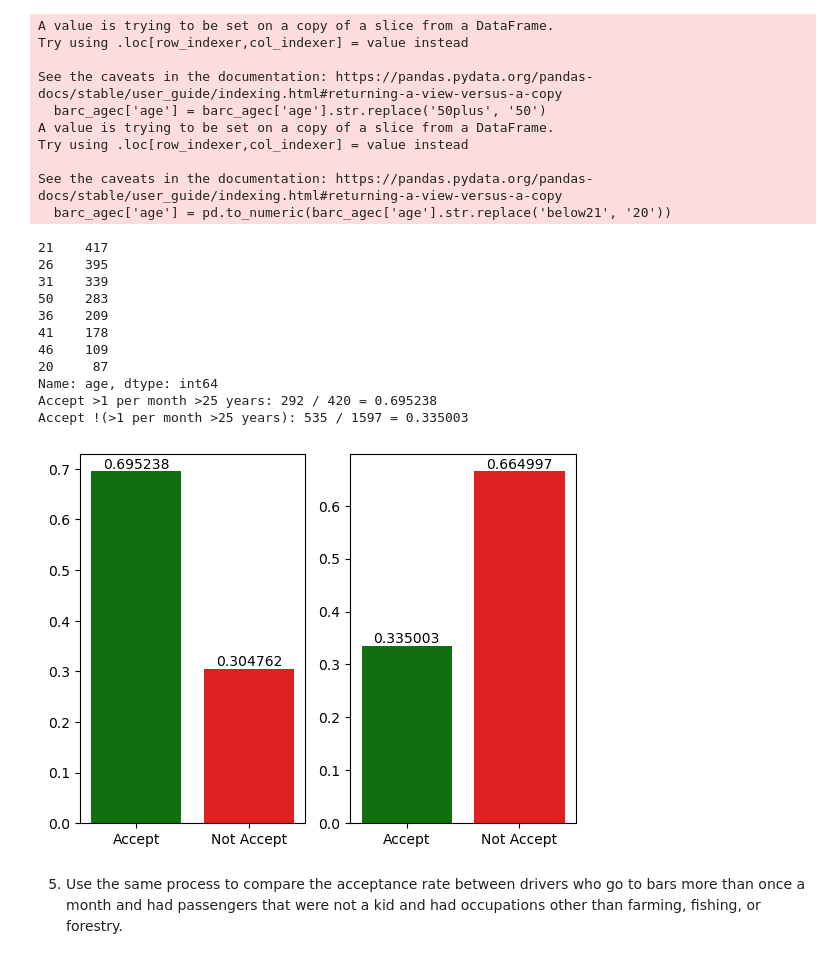
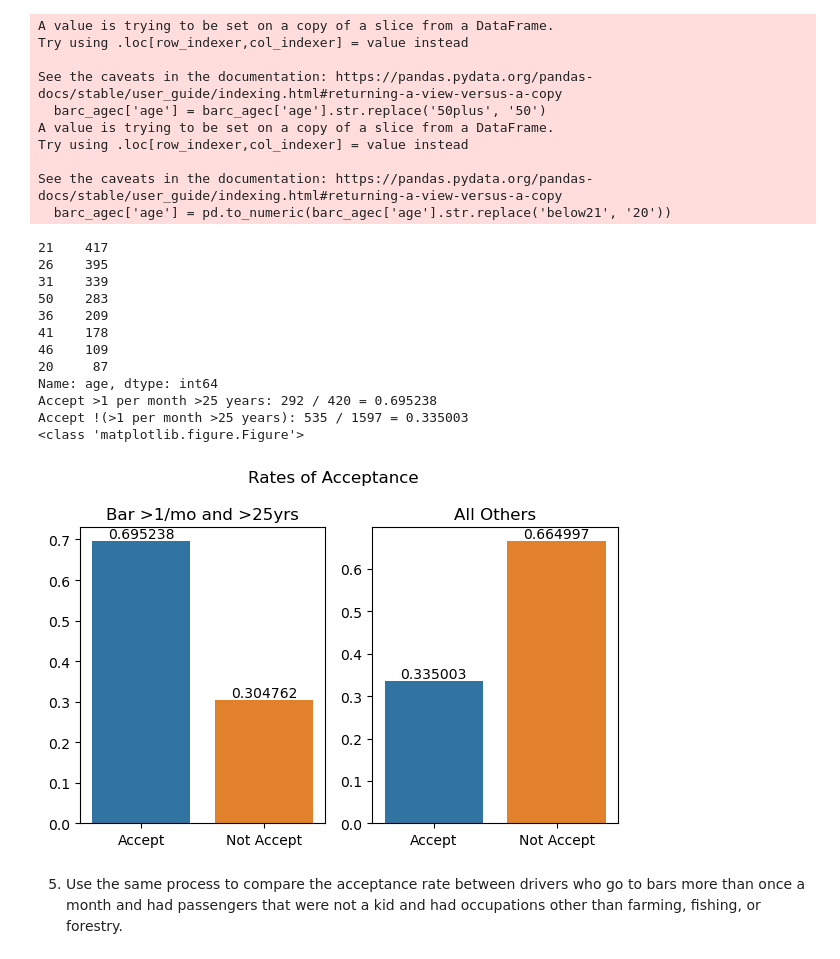
Before and after one commit to bwalsh125/assignment5_1, a Jupyter notebook: prompt.ipynb, the cells around one changed output. Cells and saved outputs as stored; diff of their text form; code cells hidden in the pictures.

```diff
--- a/prompt.ipynb
+++ b/prompt.ipynb
@@ -269,14 +296,15 @@ print(barc.query('Y == 1')[['Y']].sum().iloc[0] / len(barc))
 def print_accept_rate(str, dn, dd):
     print("%s: %d / %d = %f" % (str, len(dn), len(dd), len(dn) / len(dd)))
 
-def plot_accept_rate(df, subp):
+def plot_accept_rate(df, fig, title):
     name_map = { 0 : 'Not Accept', 1 : "Accept"}
     palette = { "Accept" : "green", "Not Accept" : "Red"}
-    plt.subplot(subp)
+
     # Try a seaborn bar plot
     bvc = df['Y'].map(name_map).value_counts(normalize=True)
     bvc = bvc.sort_index()
-    fig = sns.barplot(x=bvc.sort_index().index, y=bvc.values, palette=palette)
+    fig = sns.barplot(x=bvc.sort_index().index, y=bvc.values, ax=fig)#, palette=palette)
+    fig.set_title(title, fontsize='small')
 
     # Found way to annotate values to the bars
     for i in fig.containers:
@@ -329,34 +357,39 @@ See the caveats in the documentation: https://pandas.pydata.org/pandas-docs/stab
 # %%
 print(barc_agec['age'].value_counts())
 
 # calculating those that go to the bar >1 times per month and over 25 years
 barc_gt1 = barc_agec[(barc_agec['Bar'] == '4~8') | (barc_agec['Bar'] == 'gt8') | (barc_agec['Bar'] == '1~3')]
 barc_gt1m_gt25y = barc_gt1[barc_gt1['age'] > 25]
 barc_gt1m_gt25y_accept = barc_gt1m_gt25y.query('Y == 1')
 
 print_accept_rate("Accept >1 per month >25 years", barc_gt1m_gt25y_accept, barc_gt1m_gt25y)
 
 # the problem states "all others", but I think they mean those not in this category
 barc_not_gt1m_gt25y = barc_agec.drop(barc_gt1m_gt25y.index, axis=0)
 barc_not_gt1m_gt25y_accept = barc_not_gt1m_gt25y.query('Y == 1')
 
 print_accept_rate("Accept !(>1 per month >25 years)", barc_not_gt1m_gt25y_accept, barc_not_gt1m_gt25y)
 
-plot_accept_rate(barc_gt1m_gt25y, 121)
-plot_accept_rate(barc_not_gt1m_gt25y, 122)
+fig, ax = plt.subplots(nrows=1, ncols=2, figsize=(6,4))
+print(type(fig))
+plot_accept_rate(barc_gt1m_gt25y, ax[0], "Bar >1/mo and >25yrs")
+plot_accept_rate(barc_not_gt1m_gt25y, ax[1], "All Others")
+plt.suptitle('Rates of Acceptance')
+plt.tight_layout()
 # %% [output]
 21    417
 26    395
 31    339
 50    283
 36    209
 41    178
 46    109
 20     87
 Name: age, dtype: int64
 Accept >1 per month >25 years: 292 / 420 = 0.695238
 Accept !(>1 per month >25 years): 535 / 1597 = 0.335003
+<class 'matplotlib.figure.Figure'>
-[figure, old version]
+[figure, new version]
 # %% [markdown]
 5. Use the same process to compare the acceptance rate between drivers who go to bars more than once a month and had passengers that were not a kid and had occupations other than farming, fishing, or forestry.
 # %%
```
Also changed, not shown: parts of 14 cells of this notebook.
